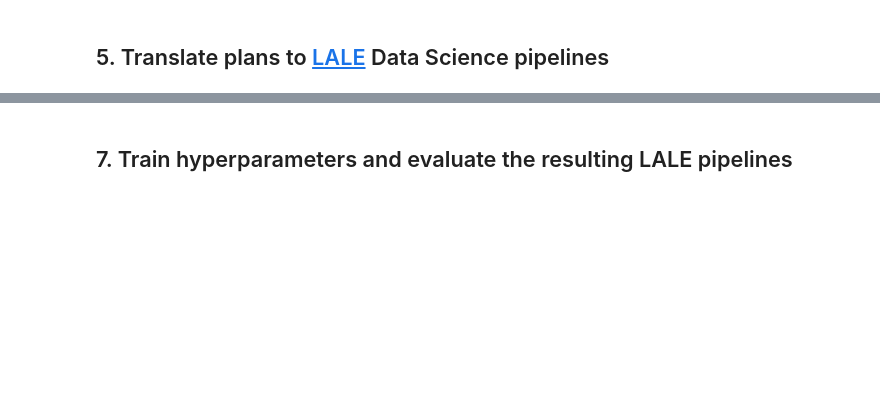
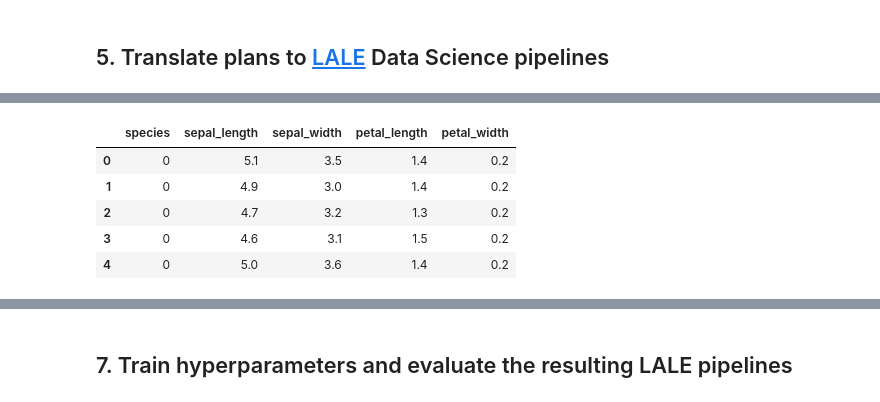
Before and after one commit to IBM/grammar2pddl, a Jupyter notebook: notebooks/DataSciencePipelinePlanningTutorial.ipynb, the cells around one changed output, grey strips where cells are left out. Cells and saved outputs as stored; diff of their text form; code cells hidden in the pictures; blank space fills up the shorter version.

```diff
--- a/notebooks/DataSciencePipelinePlanningTutorial.ipynb
+++ b/notebooks/DataSciencePipelinePlanningTutorial.ipynb
@@ -154,0 +201,22 @@ interactive(children=(Dropdown(description='pipeline', options=(['Normalizer() >
+# %%
+opt = Hyperopt(
+    estimator=LALE_pipelines[PIPELINE_IDX]['lale_pipeline'],
+    max_evals=20,
+    scoring='accuracy'
+)
+X, y = load_iris(return_X_y=True)
+train_X, test_X, train_y, test_y = train_test_split(
+    X, y, test_size=0.2, stratify=y, random_state=5489
+)
+
+pd.options.display.max_columns=None
+ds=pd.concat([pd.Series(y).head(5), pd.DataFrame(data=X).head(5)], axis=1)
+ds.columns=['species', 'sepal_length', 'sepal_width', 'petal_length', 'petal_width']
+display(ds)
+# %% [output]
+|  | species | sepal_length | sepal_width | petal_length | petal_width |
+| 0 | 0 | 5.1 | 3.5 | 1.4 | 0.2 |
+| 1 | 0 | 4.9 | 3.0 | 1.4 | 0.2 |
+| 2 | 0 | 4.7 | 3.2 | 1.3 | 0.2 |
+| 3 | 0 | 4.6 | 3.1 | 1.5 | 0.2 |
+| 4 | 0 | 5.0 | 3.6 | 1.4 | 0.2 |
```
Also changed, not shown: parts of 19 cells of this notebook, 4 other files.
